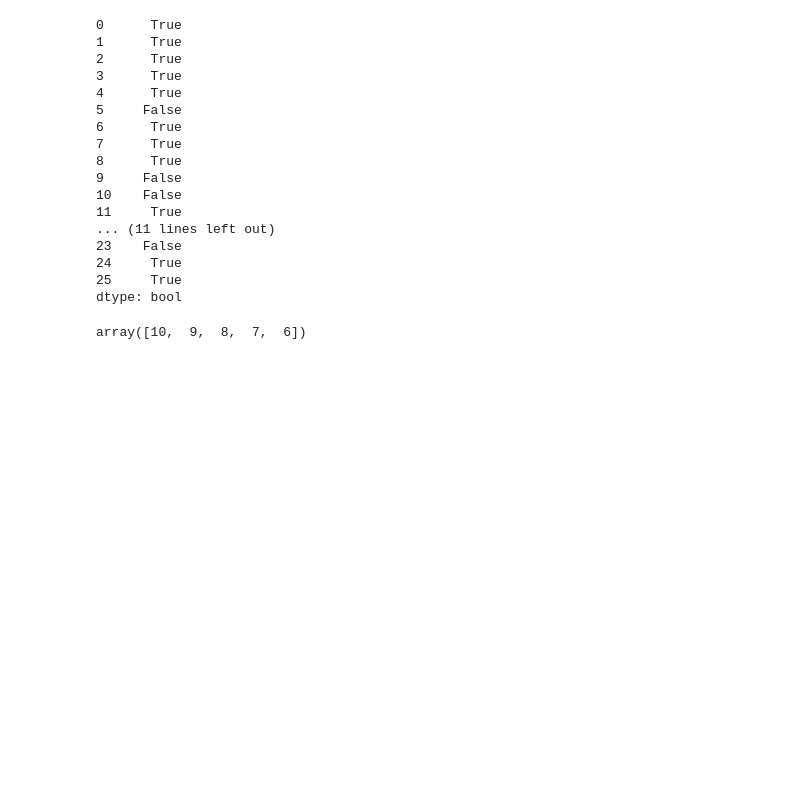
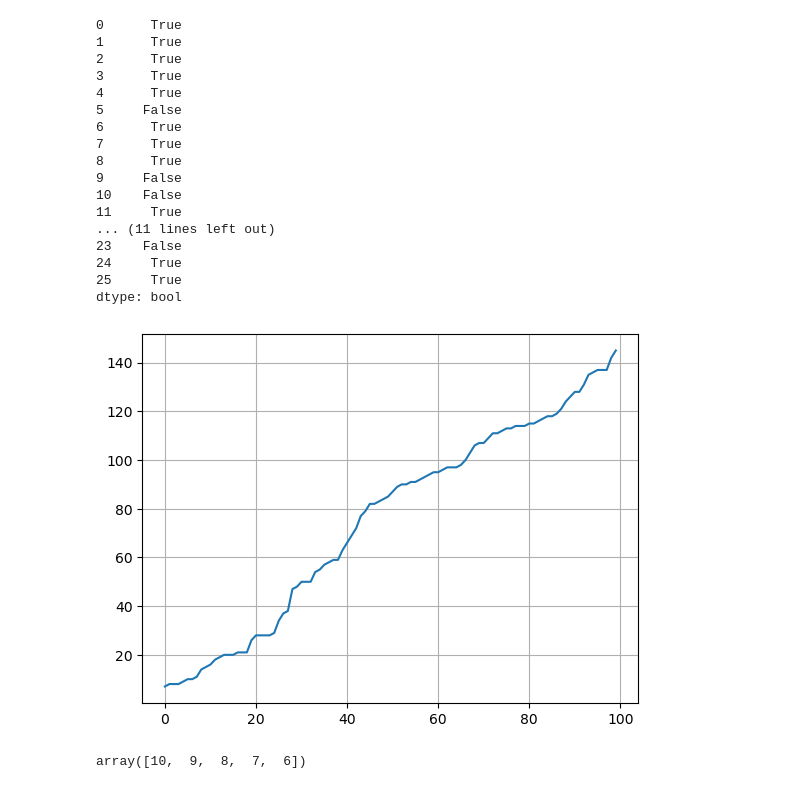
Before and after one commit to RangerCoF/CMPSS_RUL, a Jupyter notebook: main.ipynb, the cells around one changed output. Cells and saved outputs as stored; diff of their text form; code cells hidden in the pictures; blank space fills up the shorter version.

Commit message:
curved

```diff
--- a/main.ipynb
+++ b/main.ipynb
@@ -35,6 +35,11 @@ dtype: bool
 # %%
 df_train = df_train.loc[:, column_selected]
 df_test = df_test.loc[:, column_selected]
+# %%
+plt.plot(np.sort(rul))
+plt.grid()
+# %% [output]
+[figure, added]
 # %%
 scaler = MinMaxScaler(feature_range=(-1, 1))
 data_train = scaler.fit_transform(df_train.iloc[:, 5:])
```
